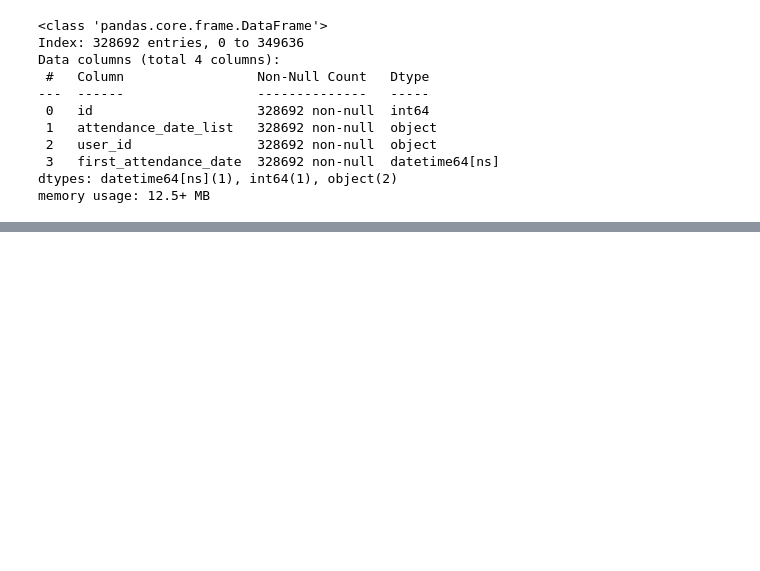
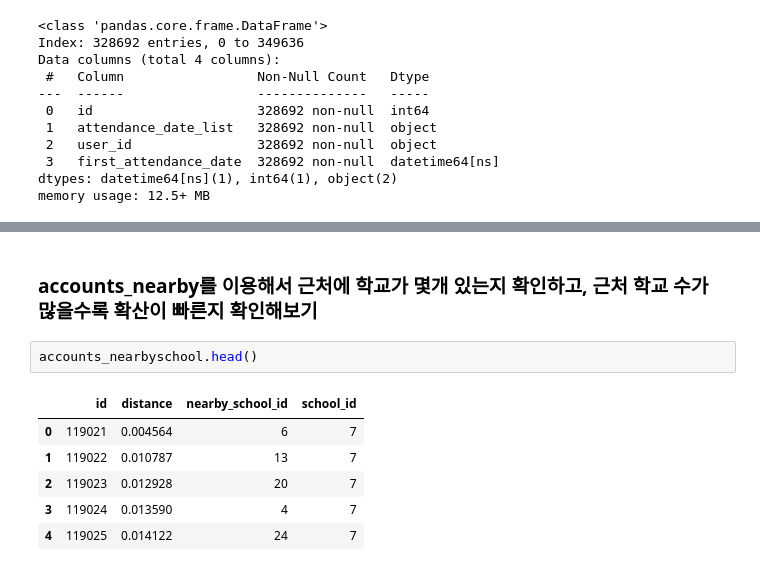
Before and after one commit to seung127/codeit_project, a Jupyter notebook: codeit-project-docker/notebooks/gsc_connect_check.ipynb, the cells around one changed output, grey strips where cells are left out. Drawn from its saved outputs; the diff is of its cells as text; blank space fills up the shorter version.

```diff
--- a/codeit-project-docker/notebooks/gsc_connect_check.ipynb
+++ b/codeit-project-docker/notebooks/gsc_connect_check.ipynb
@@ -1249,0 +1338,11 @@ memory usage: 12.5+ MB
+# %% [markdown]
+### accounts_nearby를 이용해서 근처에 학교가 몇개 있는지 확인하고, 근처 학교 수가 많을수록 확산이 빠른지 확인해보기
+# %%
+accounts_nearbyschool.head()
+# %% [output]
+|  | id | distance | nearby_school_id | school_id |
+| 0 | 119021 | 0.004564 | 6 | 7 |
+| 1 | 119022 | 0.010787 | 13 | 7 |
+| 2 | 119023 | 0.012928 | 20 | 7 |
+| 3 | 119024 | 0.013590 | 4 | 7 |
+| 4 | 119025 | 0.014122 | 24 | 7 |
```
Also changed, not shown: parts of 7 cells of this notebook, 1 other file.
